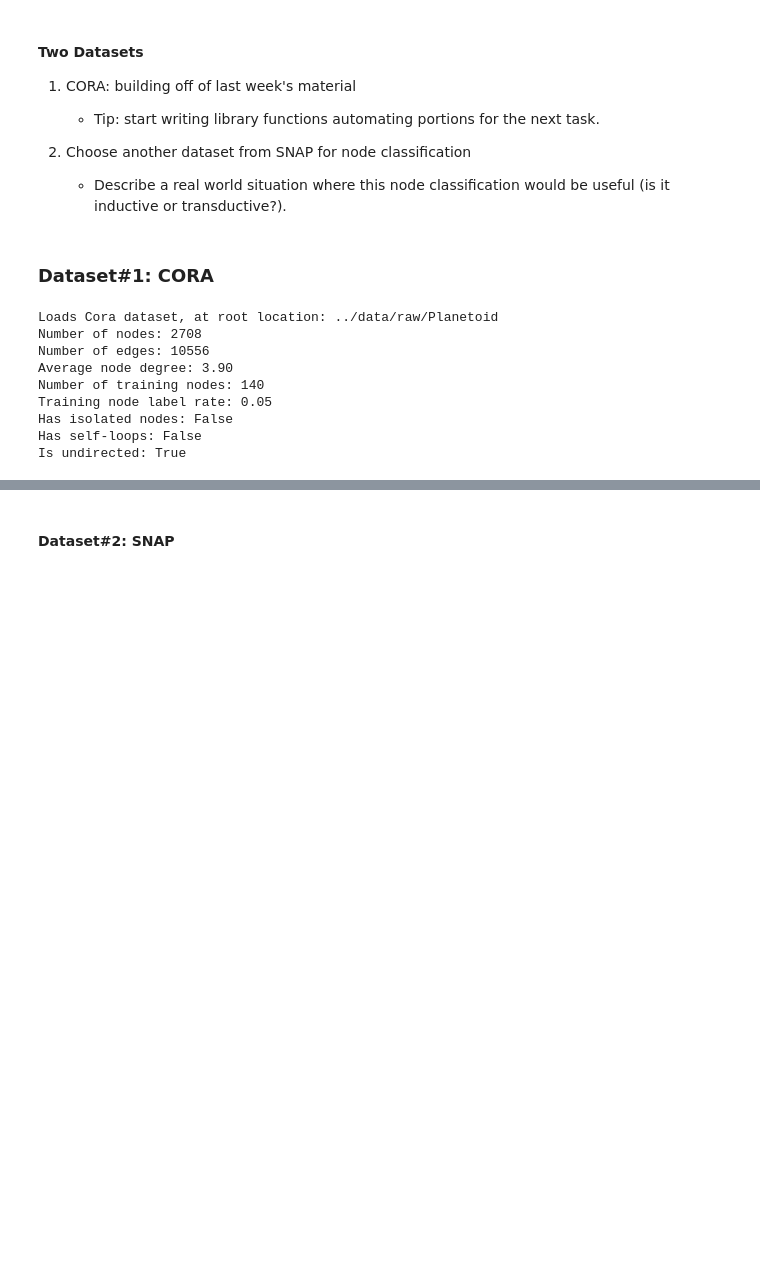
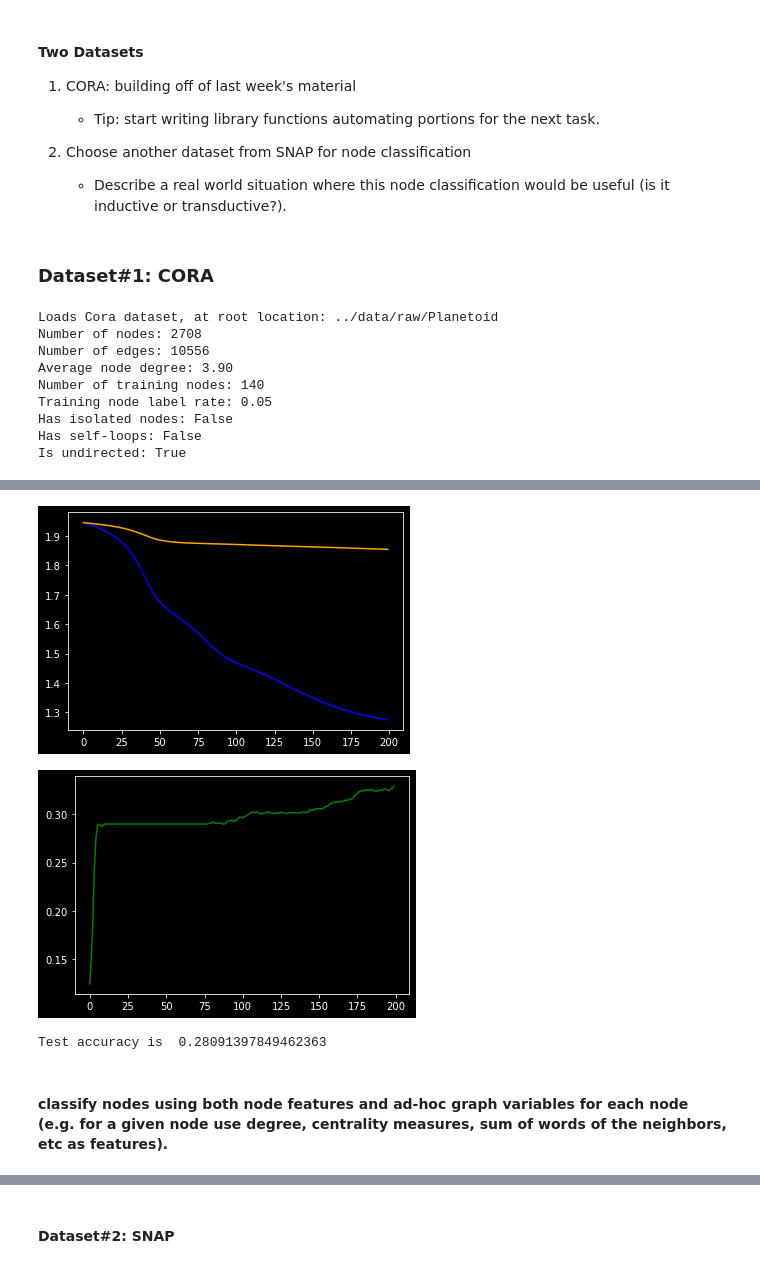
Before and after one commit to Barry0121/graph-neural-net-benchmark, a Jupyter notebook: notebooks/node_classification.ipynb, the cells around one changed output, grey strips where cells are left out. Cells and saved outputs as stored; diff of their text form; code cells hidden in the pictures; blank space fills up the shorter version.

```diff
--- a/notebooks/node_classification.ipynb
+++ b/notebooks/node_classification.ipynb
@@ -76,0 +306,29 @@ tensor([3., 3., 5.,  ..., 1., 4., 4.])
+# %%
+# plot the result of both models
+import matplotlib.pyplot as plt
+plt.plot(model_2_trainloss, color='blue')
+plt.plot([i.cpu().data for i in model_2_valloss], color='orange')
+plt.show()
+
+plt.plot(model_2_valacc, color='green')
+plt.show()
+# %% [output]
+[figure, added]
+[figure, added]
+# %%
+# test testing statistics
+def test_acc(model, test_features, test_labels):
+    model.train(False)
+    outputs = model(test_features)
+    test_acc = np.mean((torch.argmax(outputs, dim=1) == test_node_labels).numpy())
+    print("Test accuracy is ", test_acc)
+    return test_acc
+
+model_1.train(False)
+outputs = model_1(test_node_features)
+test_acc_result = np.mean((torch.argmax(outputs, dim=1) == test_node_labels).numpy())
+print("Test accuracy is ", test_acc_result)
+# %% [output]
+Test accuracy is  0.28091397849462363
+# %% [markdown]
+#### classify nodes using both node features and ad-hoc graph variables for each node (e.g. for a given node use degree, centrality measures, sum of words of the neighbors, etc as features).
```
Also changed, not shown: parts of 32 cells of this notebook, 3 other files.
